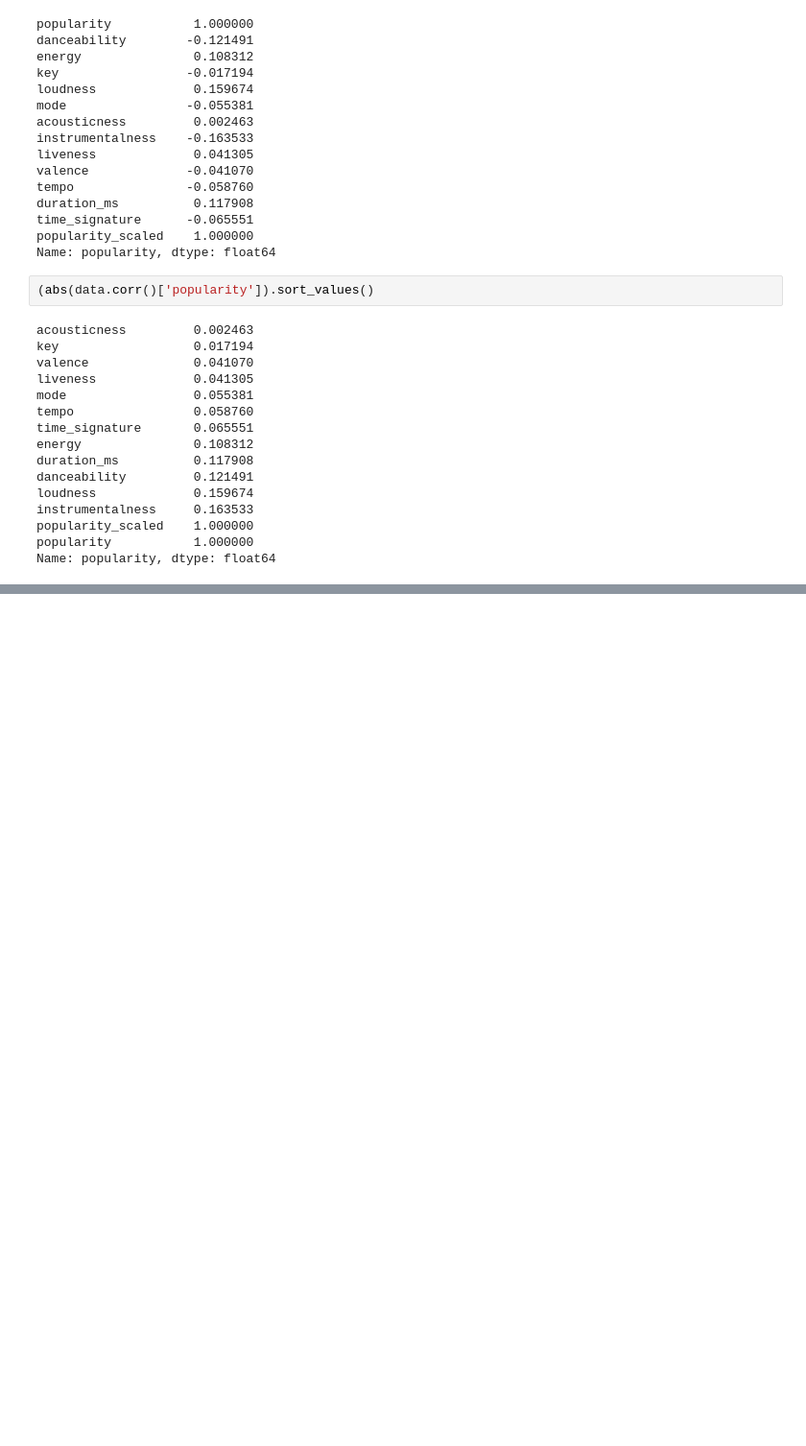
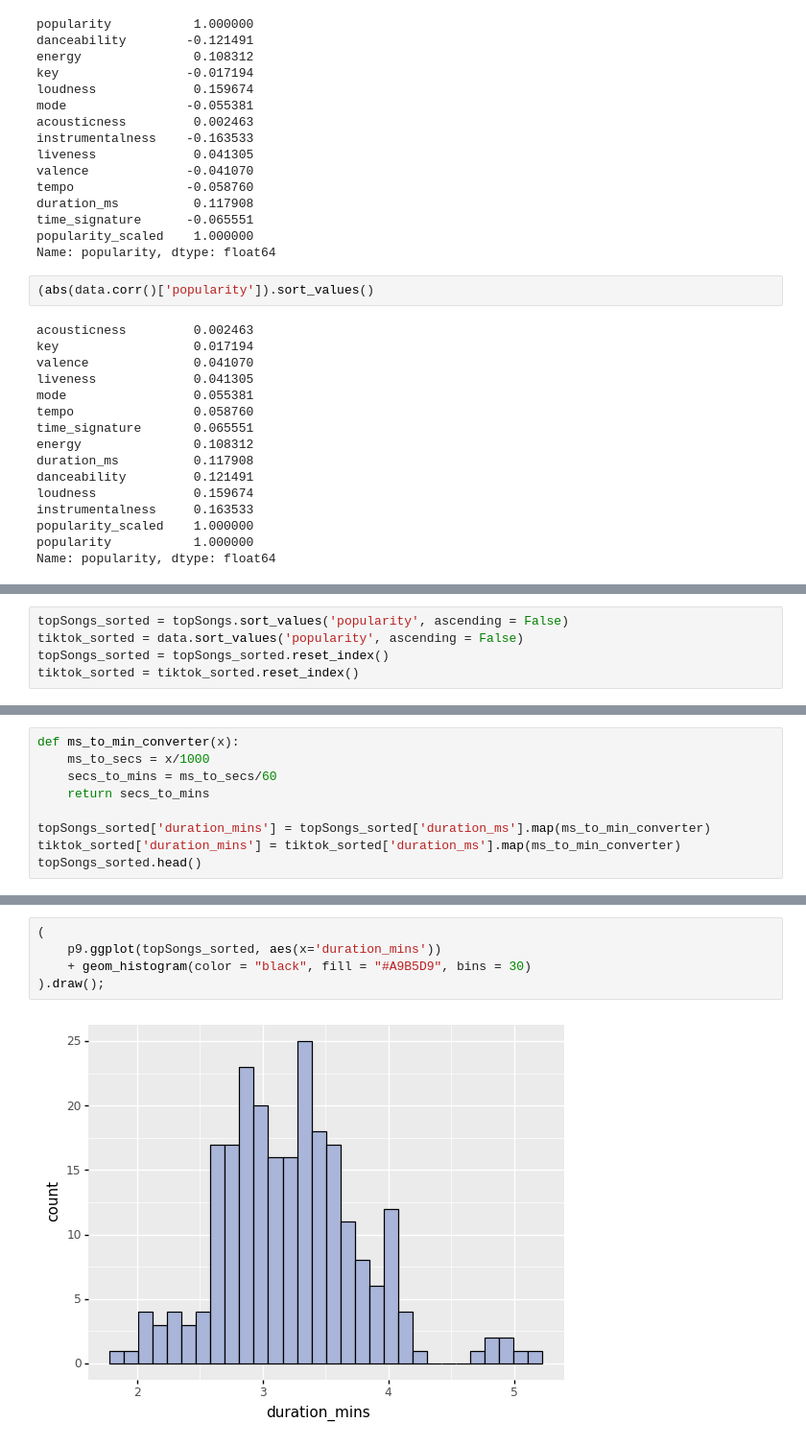
Before and after one commit to s-helal/tiktokify, a Jupyter notebook: graphs.ipynb, the cells around one changed output, grey strips where cells are left out. Shown at 96% size. Cells and saved outputs as stored; diff of their text form; blank space fills up the shorter version.

Commit message:
added duration plots, wordclouds

```diff
--- a/graphs.ipynb
+++ b/graphs.ipynb
@@ -296,0 +308,5 @@ Name: popularity, dtype: float64
+# %%
+topSongs_sorted = topSongs.sort_values('popularity', ascending = False)
+tiktok_sorted = data.sort_values('popularity', ascending = False)
+topSongs_sorted = topSongs_sorted.reset_index()
+tiktok_sorted = tiktok_sorted.reset_index()
@@ -296,0 +333,9 @@ Name: popularity, dtype: float64
+# %%
+def ms_to_min_converter(x):
+    ms_to_secs = x/1000
+    secs_to_mins = ms_to_secs/60
+    return secs_to_mins
+
+topSongs_sorted['duration_mins'] = topSongs_sorted['duration_ms'].map(ms_to_min_converter)
+tiktok_sorted['duration_mins'] = tiktok_sorted['duration_ms'].map(ms_to_min_converter)
+topSongs_sorted.head()
@@ -296,0 +349,7 @@ Name: popularity, dtype: float64
+# %%
+(
+    p9.ggplot(topSongs_sorted, aes(x='duration_mins'))
+    + geom_histogram(color = "black", fill = "#A9B5D9", bins = 30)
+).draw();
+# %% [output]
+[figure, added]
```
Also changed, not shown: parts of 26 cells of this notebook.
